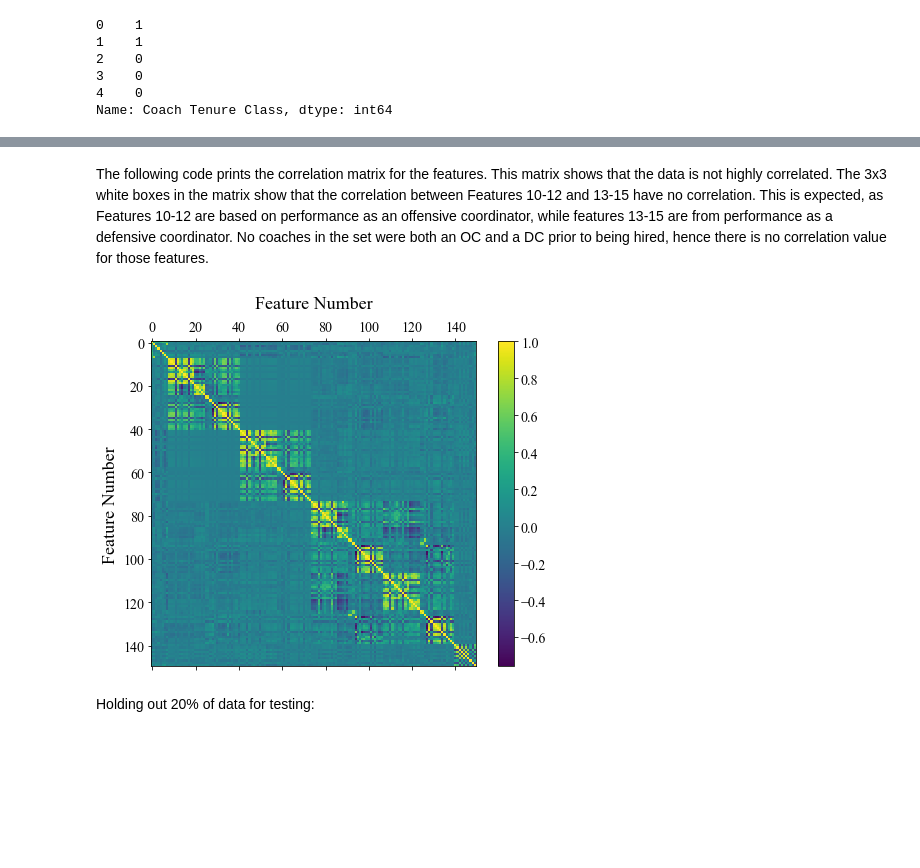
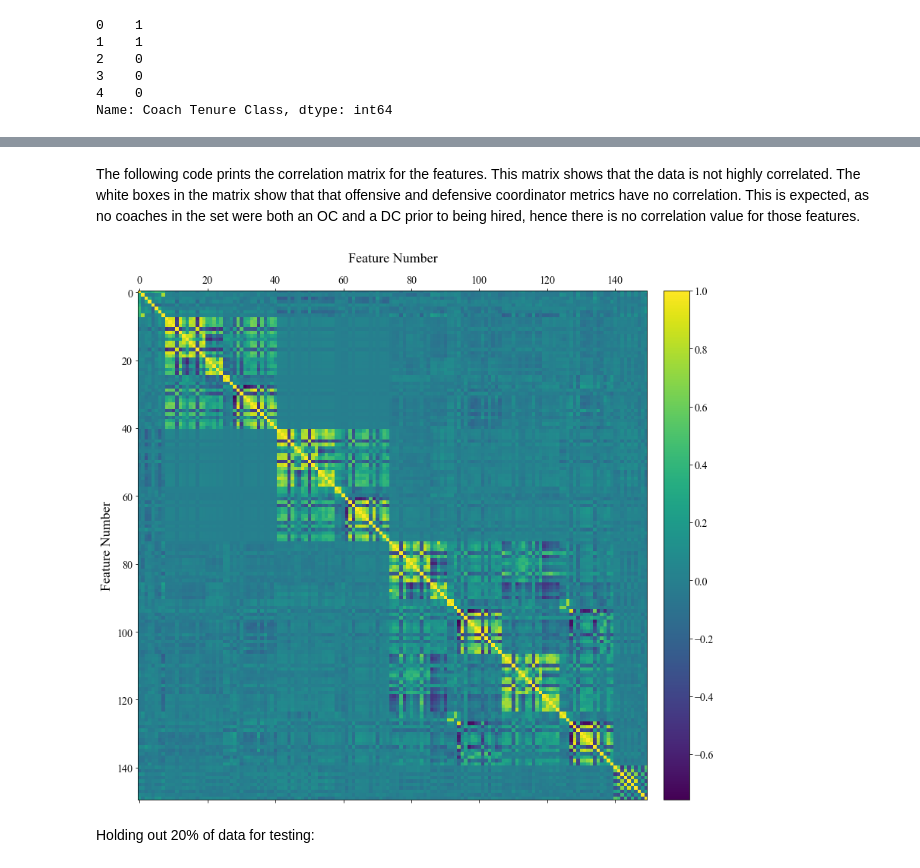
Before and after one commit to jwilliamson7/CoachingProject, a Jupyter notebook: Williamson-Jon-CoachTenureModels-v2.ipynb, the cells around one changed output, grey strips where cells are left out. Drawn from its saved outputs; the diff is of its cells as text; code cells hidden in the pictures; blank space fills up the shorter version.

Commit message:
Graph resizing

```diff
--- a/Williamson-Jon-CoachTenureModels-v2.ipynb
+++ b/Williamson-Jon-CoachTenureModels-v2.ipynb
@@ -167,7 +30,7 @@ This normalization should roughly account for differences in play style over tim
 Prior to building the model, it is important to understand the distribution of data. The following code plots the distribution of average 2 year winning percentage for the entire data set.
 # %%
 from pylab import rcParams
-rcParams['figure.figsize'] = 9, 6.5
+rcParams['figure.figsize'] = 18, 13
 plt.rc('axes', titlesize=18)
 plt.rc('axes', labelsize=18)
 plt.rc('xtick', labelsize=14)
@@ -241,7 +100,7 @@ The `create_data.py` file segments coach tenure into four classes as such:
 </tbody>
 </table>
 # %%
-rcParams['figure.figsize'] = 9, 6.5
+#rcParams['figure.figsize'] = 9, 6.5
 raw_coach_class = y.values.T
 raw_coach_class_mean = np.mean(raw_coach_class)
 plt.hist(raw_coach_class, bins=[-.5,.5,1.5,2.5], color='c', edgecolor='k')
@@ -255,23 +114,23 @@ plt.show()
 # %% [markdown]
-The following code prints the correlation matrix for the features. This matrix shows that the data is not highly correlated. The 3x3 white boxes in the matrix show that the correlation between Features 10-12 and 13-15 have no correlation. This is expected, as Features 10-12 are based on performance as an offensive coordinator, while features 13-15 are from performance as a defensive coordinator. No coaches in the set were both an OC and a DC prior to being hired, hence there is no correlation value for those features.
+The following code prints the correlation matrix for the features. This matrix shows that the data is not highly correlated. The white boxes in the matrix show that that offensive and defensive coordinator metrics have no correlation. This is expected, as no coaches in the set were both an OC and a DC prior to being hired, hence there is no correlation value for those features.
 # %%
 from mpl_toolkits.axes_grid1 import make_axes_locatable
 
 plt.matshow(X.corr())
 #plt.xticks([0,4,8,12,16,20,24], labels=[1,5,9,13,17,21,25])
 #plt.yticks([0,4,8,12,16,20,24], labels=[1,5,9,13,17,21,25])
 plt.ylabel('Feature Number')
-plt.xlabel('Feature Number', labelpad=-370)
+plt.xlabel('Feature Number', labelpad=-720)
 
 ax = plt.gca()
 divider = make_axes_locatable(ax)
 cax = divider.append_axes("right", size="5%", pad=0.3)
 
 plt.colorbar(cax=cax)
 #plt.clim(-1, 1)
 plt.show()
 # %% [output]
-[figure, old version]
+[figure, new version]
 # %% [markdown]
 Holding out 20% of data for testing:
 # %%
```
Also changed, not shown: parts of 23 cells of this notebook.
